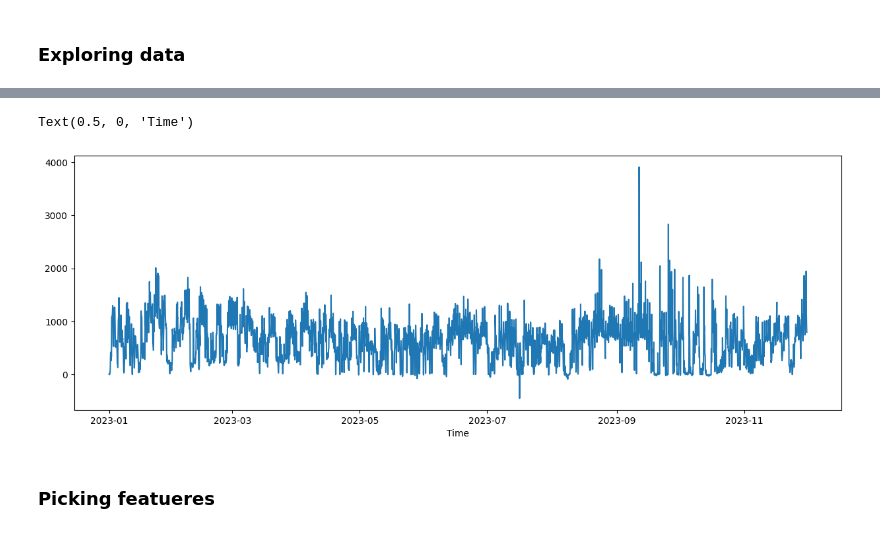
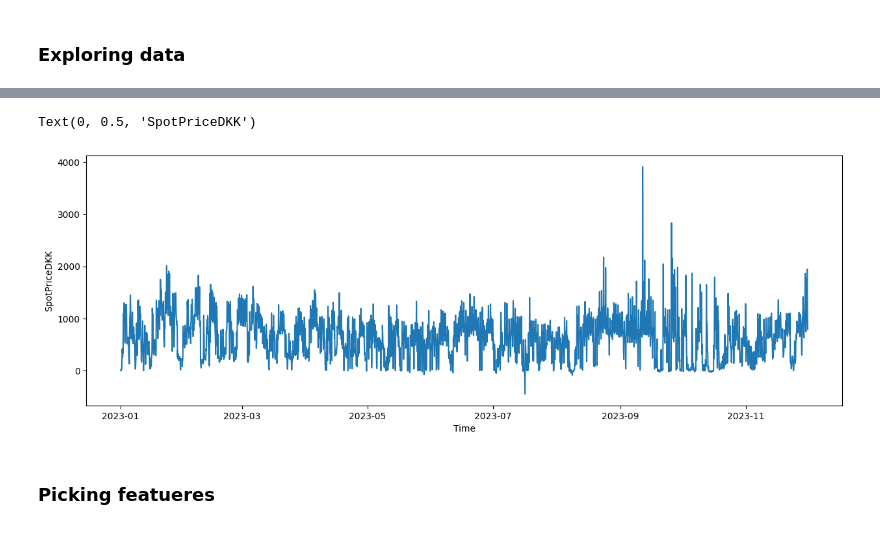
Before and after one commit to LukasMarner/MBML, a Jupyter notebook: Husted/code.ipynb, the cells around one changed output, grey strips where cells are left out. Saved outputs shown, nothing was run; the diff lists cells and outputs as text; code cells hidden in the pictures.

```diff
--- a/Husted/code.ipynb
+++ b/Husted/code.ipynb
@@ -77,11 +104,12 @@ Shape of training data:  (8016, 29)
 # %%
 # plotting the data
 plt.figure(figsize=(15,5))
 plt.plot(train_data['HourUTC'], train_data['SpotPriceDKK'])
 plt.xlabel('Time')
+plt.ylabel('SpotPriceDKK')
 # %% [output]
-Text(0.5, 0, 'Time')
+Text(0, 0.5, 'SpotPriceDKK')
-[figure, old version]
+[figure, new version]
 # %% [markdown]
 ### Picking featueres
 # %% [markdown]
```
Also changed, not shown: parts of 26 cells of this notebook, 3 other files.
